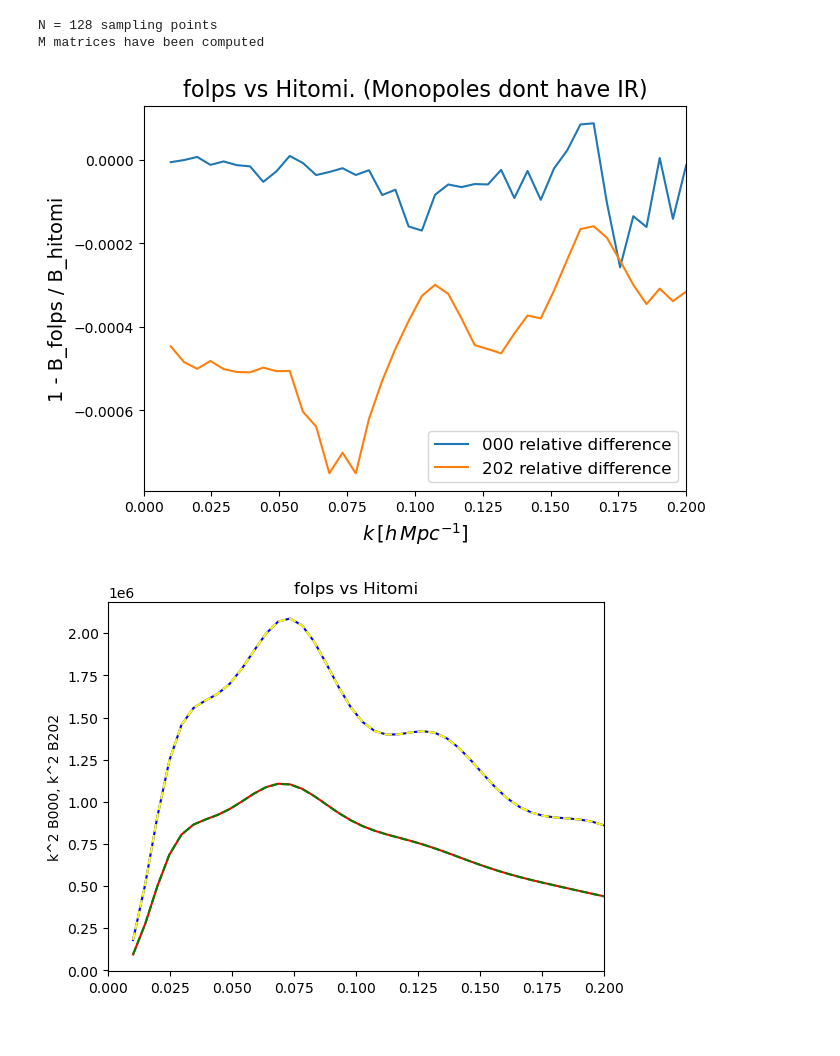
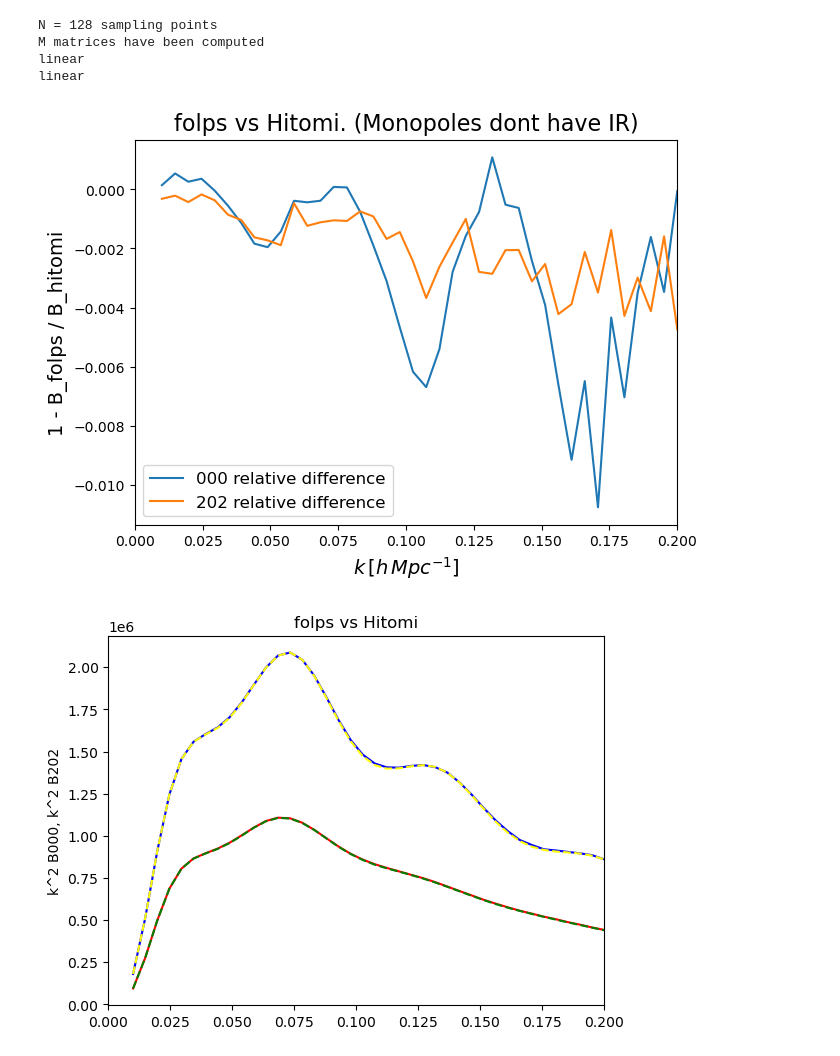
Before and after one commit to alejandroaviles/folpsD, a Jupyter notebook: compare/compareToCarols.ipynb, the cells around one changed output. Cells and saved outputs as stored; diff of their text form; code cells hidden in the pictures.

```diff
--- a/compare/compareToCarols.ipynb
+++ b/compare/compareToCarols.ipynb
@@ -74,9 +74,17 @@ bisp_cosmo_params = [(omega_cdm+omega_b+omega_ncdm)/h**2,h]
 
 ## compute quadrupole withouth IR
 k_pkl_pklnw=np.array([nonlinear[0][0], nonlinear[0][1], nonlinear[0][1]])
-B000, B202_borrar = FOLPS.Bisp_Sugiyama(bisp_cosmo_params, bisp_nuis_params,
-                                   k_pkl_pklnw=k_pkl_pklnw, z_pk=z_pk, k1k2pairs=k_ev_bk,
-                                   Omfid=Omfid,precision=precision)
+# B000, B202_borrar = FOLPS.Bisp_Sugiyama(bisp_cosmo_params, bisp_nuis_params,
+#                                    k_pkl_pklnw=k_pkl_pklnw, z_pk=z_pk, k1k2pairs=k_ev_bk,
+#                                    Omfid=Omfid,precision=precision)
+
+qpar,qperp=1,1
+B000, t,t,B202_borrar, t = FOLPS.Sugiyama_Bl1l2L(k_ev_bk, bisp_nuis_params, bisp_cosmo_params,
+                                                     qpar, qperp, k_pkl_pklnw,
+                     precision=[20,20,20],
+                     f=None,
+                     renormalize=True,
+                     interpolation_method='linear')
 
 loaded_data = np.loadtxt('Carol_monopole.txt')
 k_ev_C = loaded_data[:, 0]
@@ -86,9 +94,12 @@ B000_C = loaded_data[:, 1]
 ## compute quadrupole with IR
 precision=[62,62,62]
 k_pkl_pklnw=np.array([nonlinear[0][0], nonlinear[0][1], nonlinear[1][1]])
-B000_borrar, B202 = FOLPS.Bisp_Sugiyama(bisp_cosmo_params, bisp_nuis_params,
-                                   k_pkl_pklnw=k_pkl_pklnw, z_pk=z_pk, k1k2pairs=k_ev_bk,
-                                   Omfid=Omfid,precision=precision)
+B000_borrar, t,t,B202, t = FOLPS.Sugiyama_Bl1l2L(k_ev_bk, bisp_nuis_params, bisp_cosmo_params,
+                                                     qpar, qperp, k_pkl_pklnw,
+                     precision=[20,20,20],
+                     f=None,
+                     renormalize=True,
+                     interpolation_method='linear')
 
 B202_C_old = np.loadtxt('bk202_hit.txt')
 B202_k_old = np.loadtxt('k_new.txt')
@@ -96,32 +107,34 @@ B202_k_old = np.loadtxt('k_new.txt')
 B202_C = FOLPS.interpolation_b(k_ev, B202_k_old, B202_C_old)
 
 
 fig, axs = plt.subplots(figsize=(7,5))
 axs.set_xlabel(r'$k \, [h\, Mpc^{-1}]$', fontsize =  14)
 axs.set_ylabel(r'1 - B_folps / B_hitomi', fontsize =  14)
 
 axs.plot(k_ev, -(B000/B000_C - 1), label=r'000 relative difference')
 axs.plot(k_ev, -(B202/B202_C - 1), label=r'202 relative difference')
 axs.legend(fontsize=12, loc='best')
 axs.set_title('folps vs Hitomi. (Monopoles dont have IR)', fontsize=16, pad=7)
 
 axs.set_xlim([0, 0.2])
 plt.show()
 
 
 
 
 plt.plot(k_ev,k_ev*k_ev*B000,ls='-',color='blue')
 plt.plot(k_ev,k_ev*k_ev*B202,ls='-',color='red')
 plt.plot(k_ev,k_ev*k_ev*B000_C,ls='--',color='yellow')
 plt.plot(k_ev,k_ev*k_ev*B202_C,ls='--',color='green')
 
 plt.title(r'folps vs Hitomi')
 plt.ylabel('k^2 B000, k^2 B202')
 plt.xlim(0,0.20)
 plt.show()
 # %% [output]
 N = 128 sampling points
 M matrices have been computed
+linear
+linear
-[figure, old version]
+[figure, new version]
-[figure, old version]
+[figure, new version]
```
